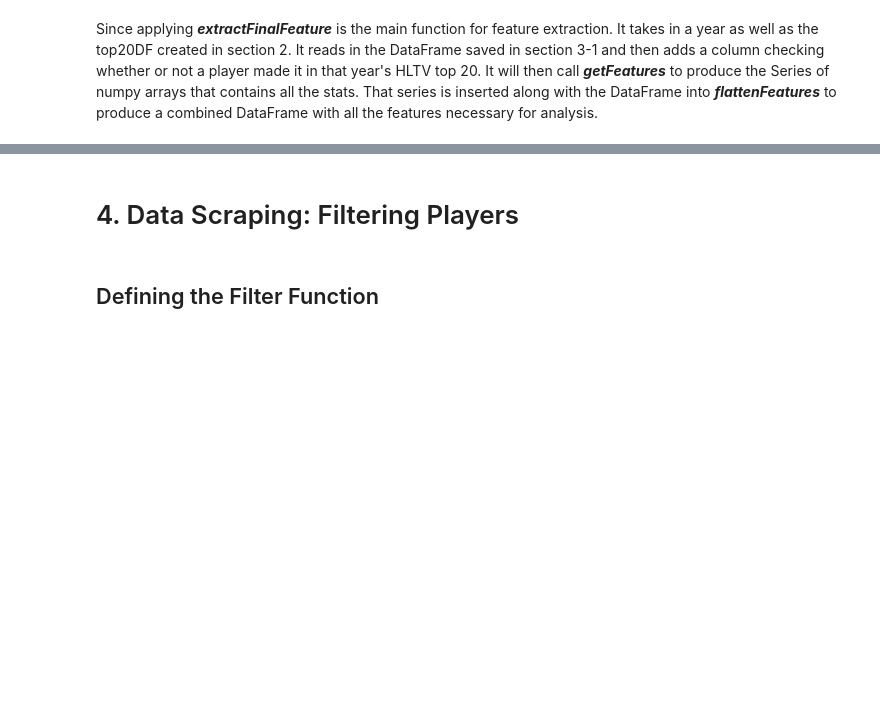
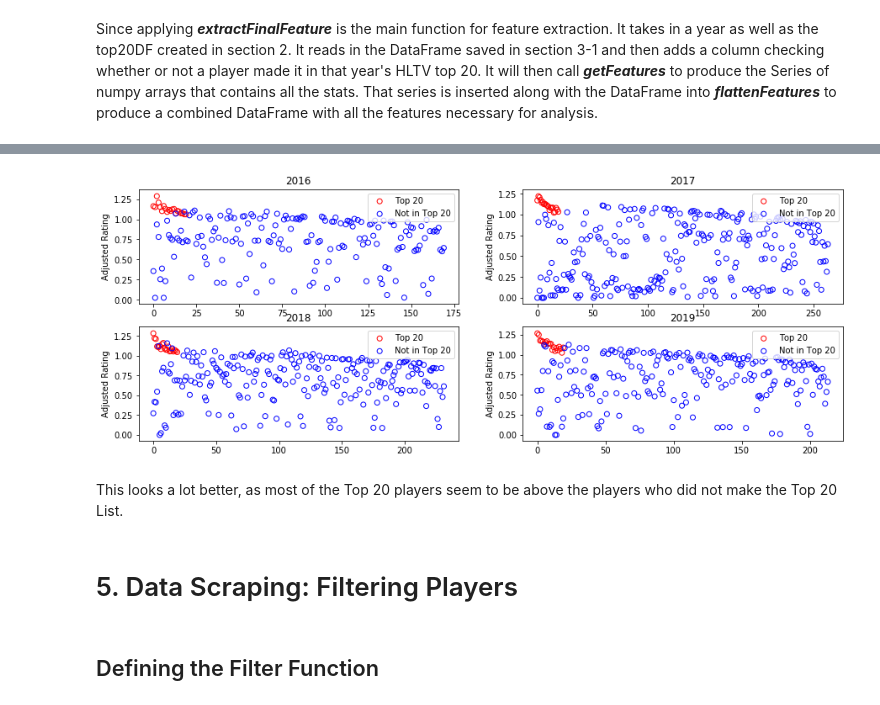
Before and after one commit to alang24/ML-HLTVtop20, a Jupyter notebook: main.ipynb, the cells around one changed output, grey strips where cells are left out. Saved outputs shown, nothing was run; the diff lists cells and outputs as text; code cells hidden in the pictures; blank space fills up the shorter version.

```diff
--- a/main.ipynb
+++ b/main.ipynb
@@ -343,0 +374,17 @@ Working on:device
+# %%
+def getScaledRating(row):
+    weights = {'RatingV5': 0.4, 'RatingV10': 0.3, 'RatingV20': 0.2,
+              'RatingV30': 0.075, 'RatingV50': 0.025}
+    scaledrating = 0
+
+    for rat in weights:
+        temp = row[rat] * weights[rat]
+        mapcount = row[rat.replace('Rating','Map')]
+        if rat == 'RatingV5' and mapcount < 10:
+            temp *= 0.75
+        elif rat == 'RatingV10' and mapcount < 20:
+            temp *= 0.75
+        elif rat == 'RatingV20' and mapcount < 40:
+            temp *= 0.75
+        scaledrating += temp
+    return scaledrating
@@ -344,5 +393,37 @@ Working on:device
+# %%
+def top20UsingScaledRating(year):
+    tab = pd.read_csv('features/features' + str(year) + '.csv',index_col=0).drop(labels='Webpage',axis=1)
+    tab['Adj. Rating'] = tab.apply(getScaledRating,axis=1)
+
+    x_hltv = np.arange(tab[tab['HLTV Top 20']].shape[0])
+    y_hltv = tab[tab['HLTV Top 20']].loc[:,'Adj. Rating']
+
+    x_nohltv = np.arange(tab[~tab['HLTV Top 20']].shape[0])
+    y_nohltv = tab[~tab['HLTV Top 20']].loc[:,'Adj. Rating']
+
+    plt.scatter(x_hltv,y_hltv, facecolors='none',edgecolors='red',label='Top 20')
+    plt.scatter(x_nohltv,y_nohltv, facecolors='none',edgecolors='b', label='Not in Top 20')
+    plt.legend()
+    plt.ylabel('Adjusted Rating')
+    plt.title(year)
+    return
+
+
+plt.figure(figsize=(15,5.5))
+plt.subplot(221)
+top20UsingScaledRating(2016)
+plt.subplot(222)
+top20UsingScaledRating(2017)
+plt.subplot(223)
+top20UsingScaledRating(2018)
+plt.subplot(224)
+top20UsingScaledRating(2019)
+# %% [output]
+[figure, added]
+# %% [markdown]
+This looks a lot better, as most of the Top 20 players seem to be above the players who did not make the Top 20 List.
 # %% [markdown]
-# 4. Data Scraping: Filtering Players
+# 5. Data Scraping: Filtering Players
 # %% [markdown]
 ## Defining the Filter Function
 # %% [markdown]
```
Also changed, not shown: parts of 27 cells of this notebook, 2 other files.
